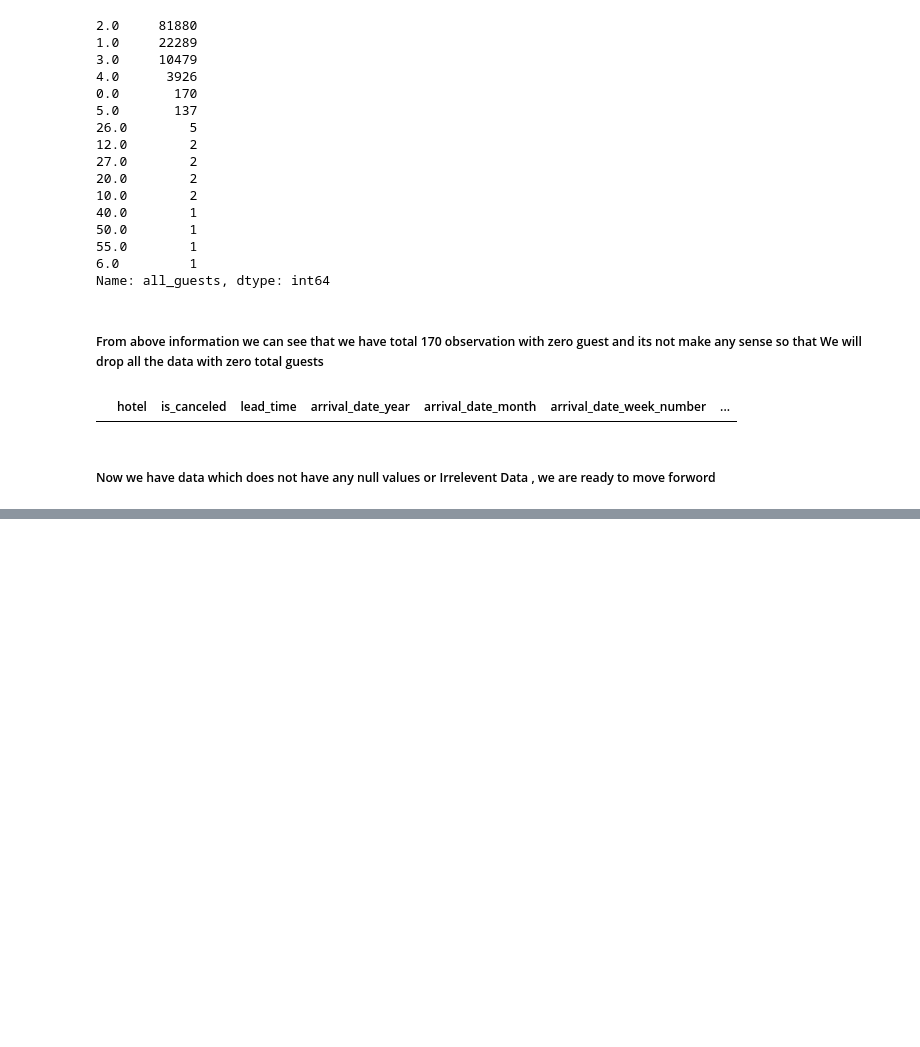
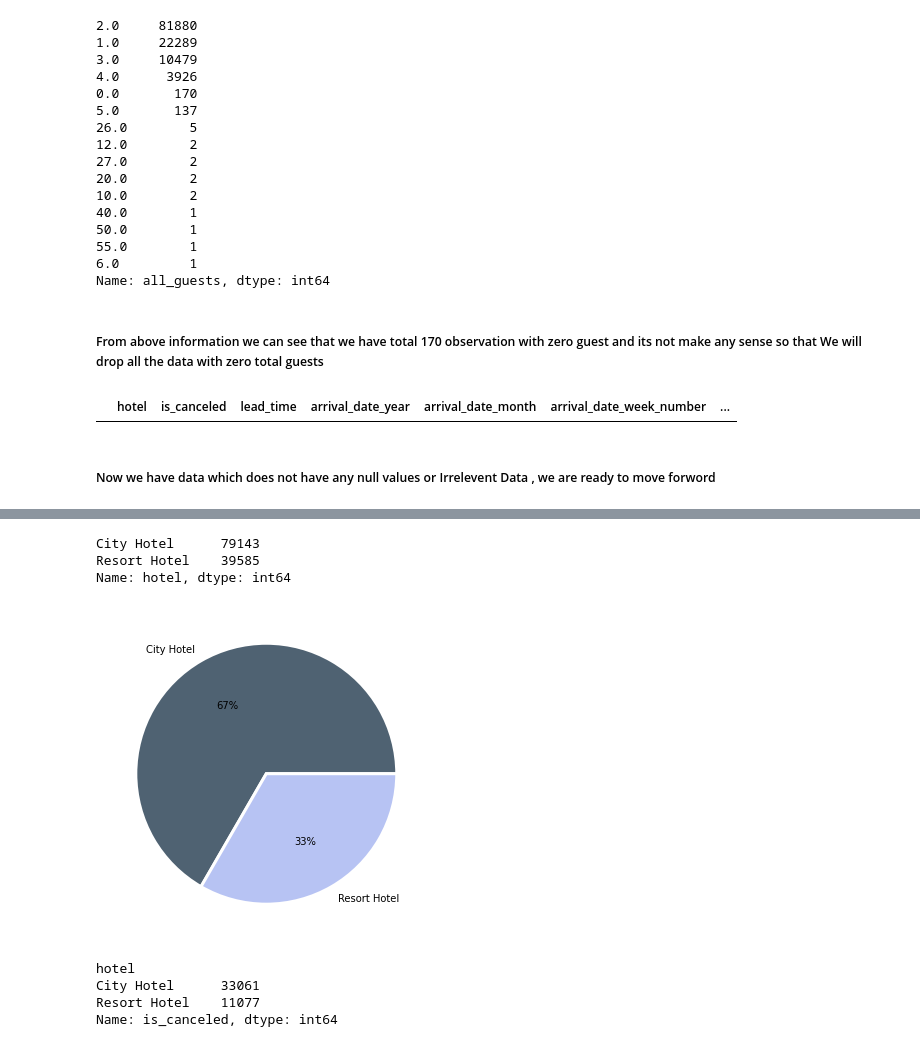
Before and after one commit to shinkarkunal/EDA_Hotel_booking, a Jupyter notebook: Hotel_Booking_Analysis_Capstone_Project_KUNAL_SHINKAR_ipynb.ipynb, the cells around one changed output, grey strips where cells are left out. Cells and saved outputs as stored; diff of their text form; code cells hidden in the pictures; blank space fills up the shorter version.

```diff
--- a/Hotel_Booking_Analysis_Capstone_Project_KUNAL_SHINKAR_ipynb.ipynb
+++ b/Hotel_Booking_Analysis_Capstone_Project_KUNAL_SHINKAR_ipynb.ipynb
@@ -250,0 +280,24 @@ hotel_df[hotel_df.all_guests == 0].head()
+# %%
+# check the number of bookings from which category of hotels
+hotel_type_count = hotel_df['hotel'].value_counts()
+hotel_type_count
+# %% [output]
+City Hotel      79143
+Resort Hotel    39585
+Name: hotel, dtype: int64
+# %%
+# pie chart
+plt.figure(figsize=(8,6))
+plt.pie(hotel_type_count,labels=['City Hotel','Resort Hotel'],autopct='%.0f%%',wedgeprops = { 'linewidth' : 3, 'edgecolor' : 'white' },colors=colors)
+plt.show()
+# %% [output]
+[figure, added]
+# %%
+# cancelled bookings by each hotel type using group by function
+cancelled_hotel_type=hotel_df.groupby(['hotel'])['is_canceled'].sum()
+cancelled_hotel_type
+# %% [output]
+hotel
+City Hotel      33061
+Resort Hotel    11077
+Name: is_canceled, dtype: int64
```
Also changed, not shown: parts of 16 cells of this notebook.
